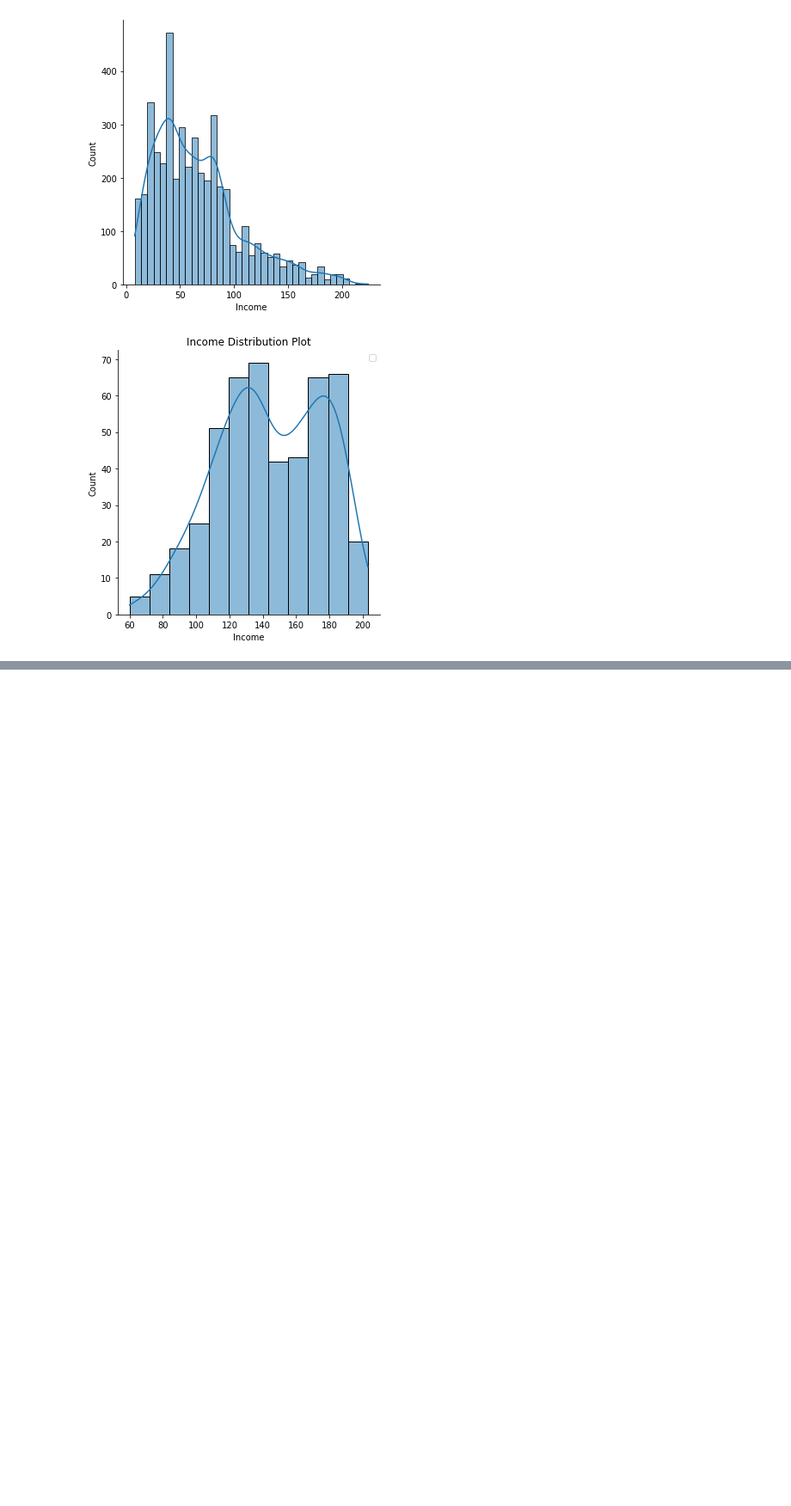
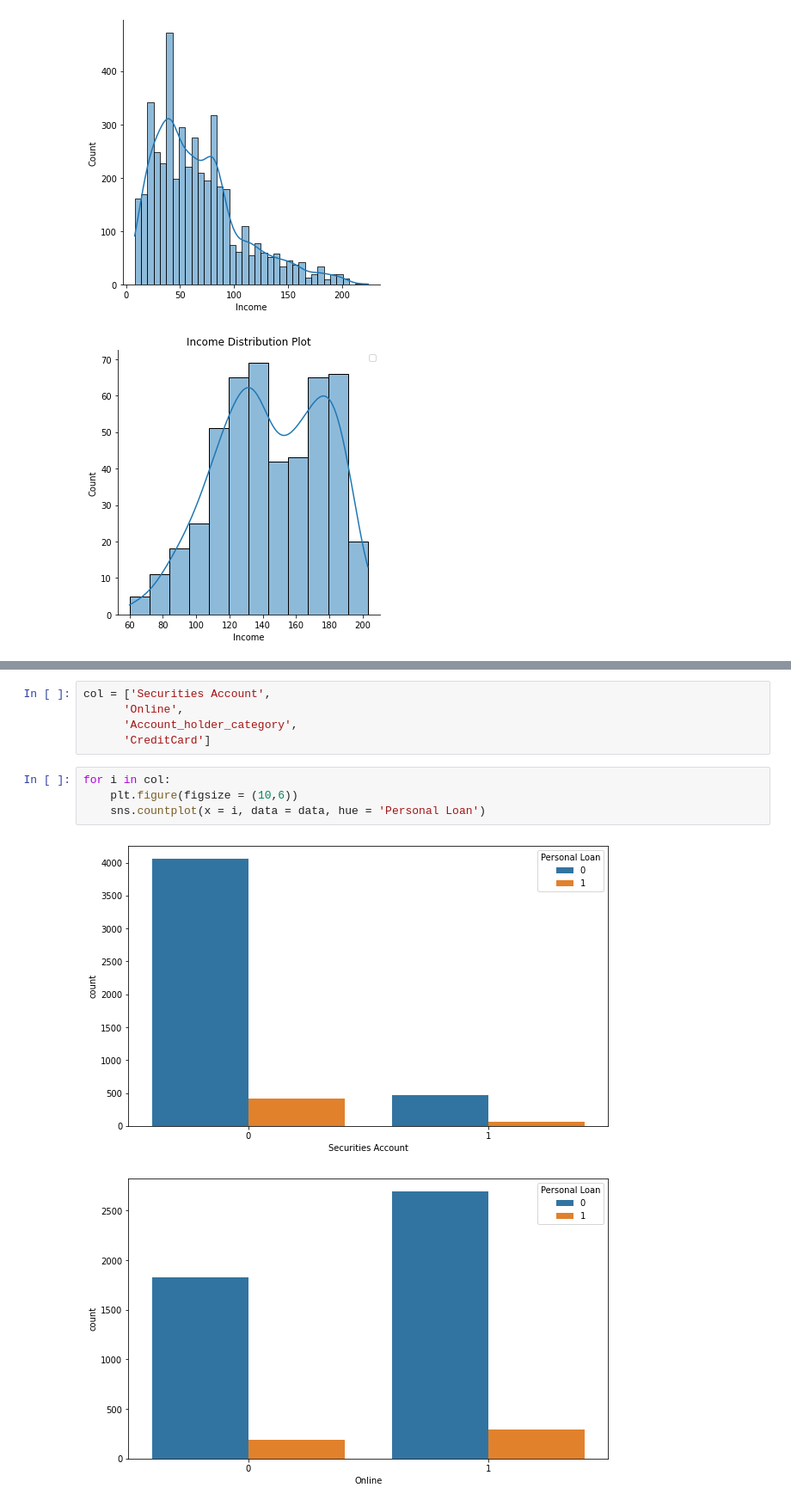
Before and after one commit to Hrithikkumar30/Financial_analysis, a Jupyter notebook: main.ipynb, the cells around one changed output, grey strips where cells are left out. Shown at 86% size. Drawn from its saved outputs; the diff is of its cells as text; blank space fills up the shorter version.

```diff
--- a/main.ipynb
+++ b/main.ipynb
@@ -319,0 +327,12 @@ plot('')
+# %%
+col = ['Securities Account',
+      'Online',
+      'Account_holder_category',
+      'CreditCard']
+# %%
+for i in col:
+    plt.figure(figsize = (10,6))
+    sns.countplot(x = i, data = data, hue = 'Personal Loan')
+# %% [output]
+[figure, added]
+[figure, added]
```
Also changed, not shown: parts of 9 cells of this notebook.
